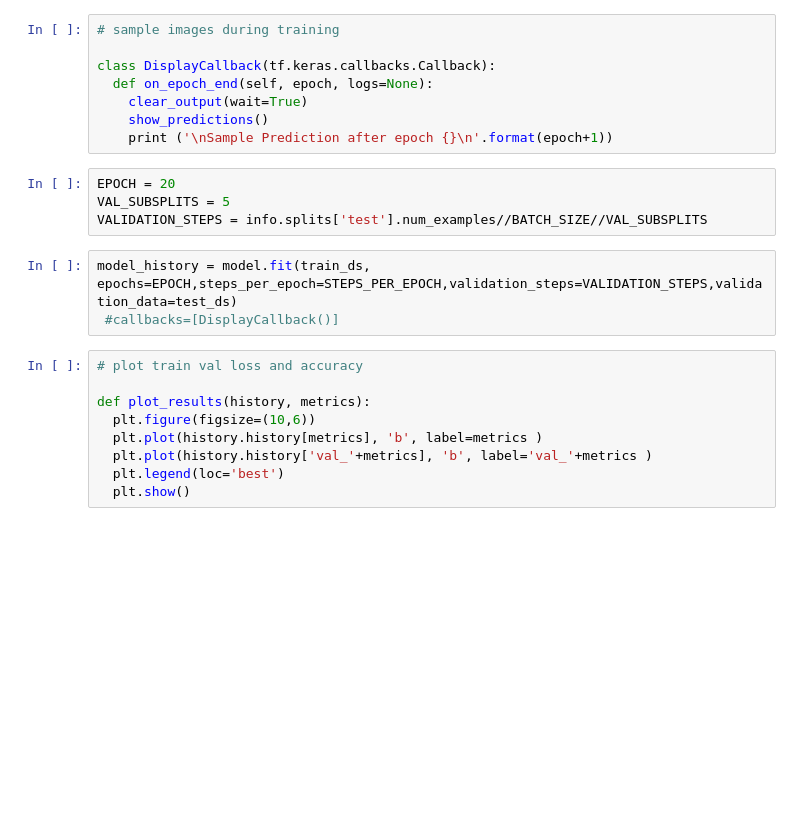
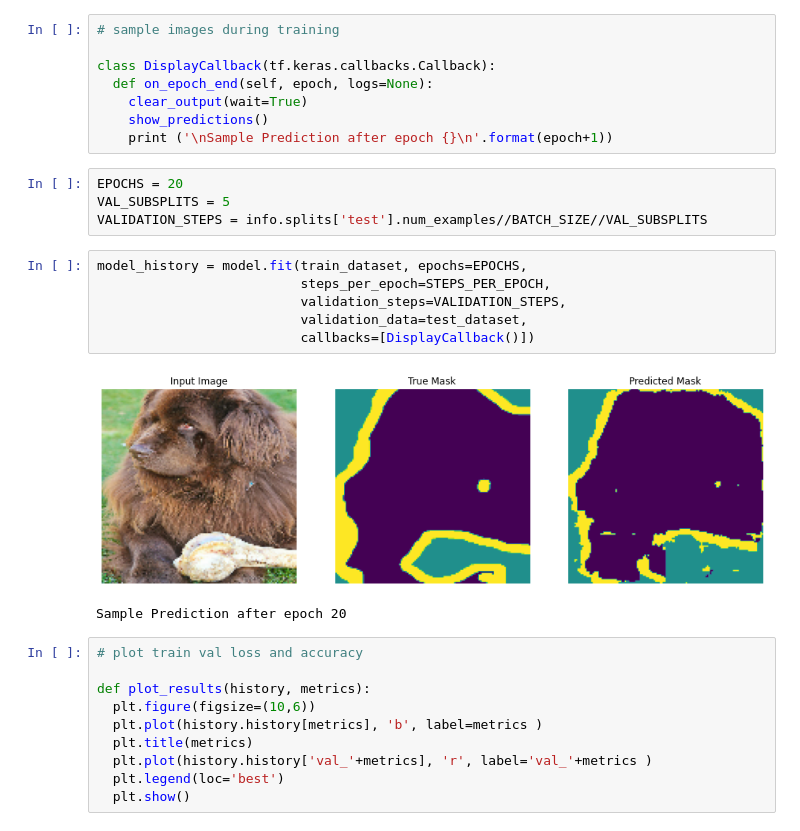
Before and after one commit to ssawant/CNN, a Jupyter notebook: Image_Segmentation_with_tensorflow(U_Net).ipynb, the cells around one changed output. Cells and saved outputs as stored; diff of their text form; blank space fills up the shorter version.

```diff
--- a/Image_Segmentation_with_tensorflow(U_Net).ipynb
+++ b/Image_Segmentation_with_tensorflow(U_Net).ipynb
@@ -200,18 +213,25 @@ class DisplayCallback(tf.keras.callbacks.Callback):
     show_predictions()
     print ('\nSample Prediction after epoch {}\n'.format(epoch+1))
 # %%
-EPOCH = 20
+EPOCHS = 20
 VAL_SUBSPLITS = 5
 VALIDATION_STEPS = info.splits['test'].num_examples//BATCH_SIZE//VAL_SUBSPLITS
 # %%
-model_history = model.fit(train_ds, epochs=EPOCH,steps_per_epoch=STEPS_PER_EPOCH,validation_steps=VALIDATION_STEPS,validation_data=test_ds)
- #callbacks=[DisplayCallback()]
+model_history = model.fit(train_dataset, epochs=EPOCHS,
+                          steps_per_epoch=STEPS_PER_EPOCH,
+                          validation_steps=VALIDATION_STEPS,
+                          validation_data=test_dataset,
+                          callbacks=[DisplayCallback()])
+# %% [output]
+[figure, added]
+Sample Prediction after epoch 20
 # %%
 # plot train val loss and accuracy
 
 def plot_results(history, metrics):
   plt.figure(figsize=(10,6))
   plt.plot(history.history[metrics], 'b', label=metrics )
-  plt.plot(history.history['val_'+metrics], 'b', label='val_'+metrics )
+  plt.title(metrics)
+  plt.plot(history.history['val_'+metrics], 'r', label='val_'+metrics )
   plt.legend(loc='best')
   plt.show()
```
Also changed, not shown: parts of 15 cells of this notebook.
